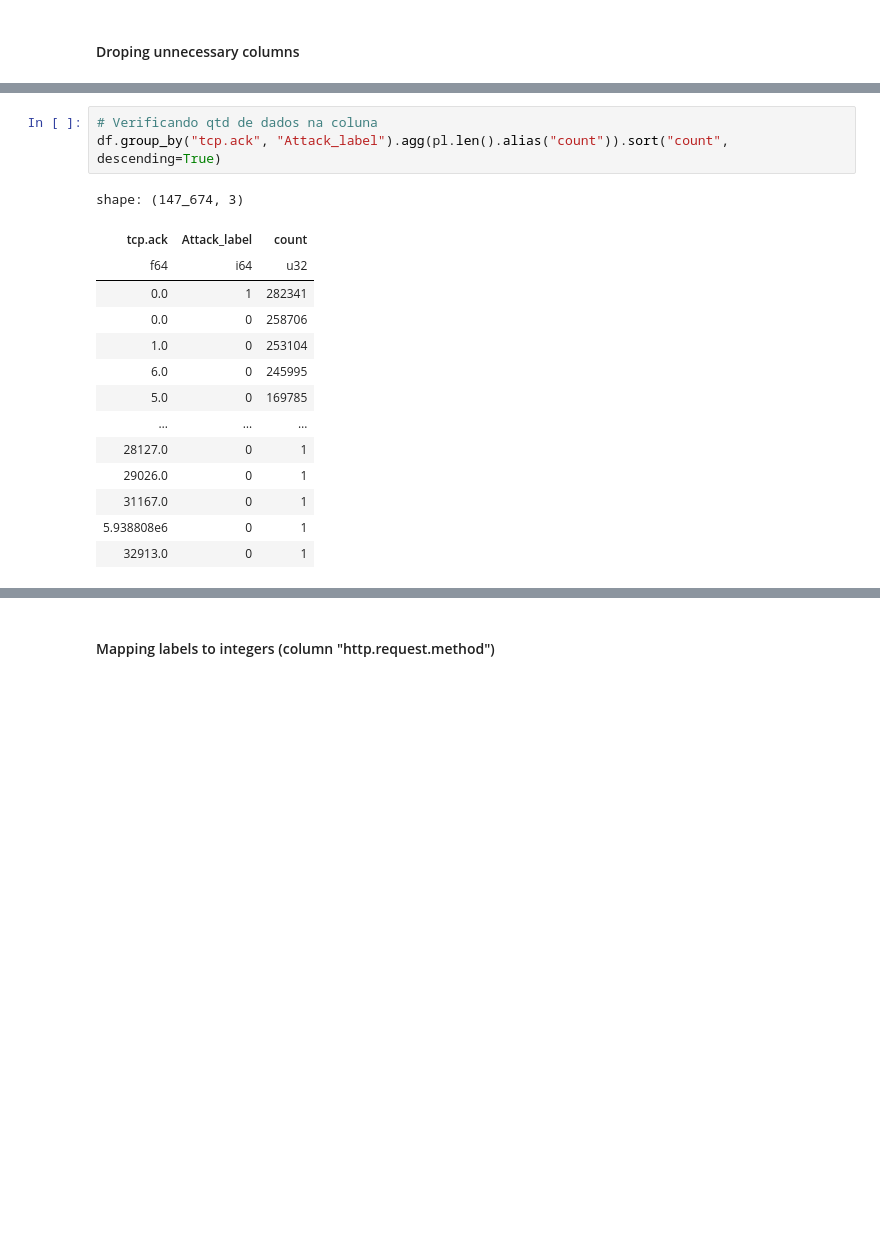
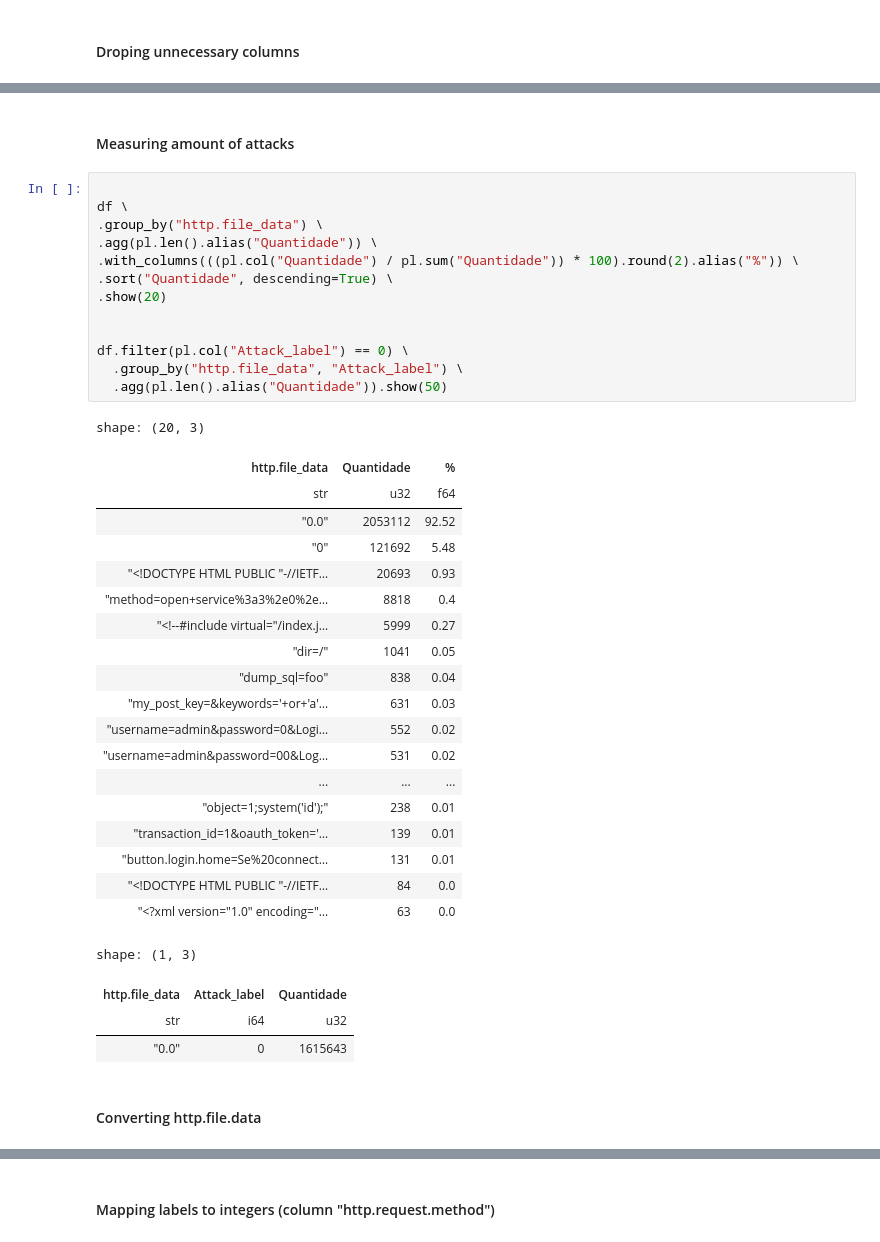
Before and after one commit to Raykartsch/cybersecurity-uerj-2026-1, a Jupyter notebook: final-project/xgboost_algorithm.ipynb, the cells around one changed output, grey strips where cells are left out. Saved outputs shown, nothing was run; the diff lists cells and outputs as text; blank space fills up the shorter version.

```diff
--- a/final-project/xgboost_algorithm.ipynb
+++ b/final-project/xgboost_algorithm.ipynb
@@ -85,18 +93,41 @@ shape: (20, 33)
-# %%
-# Verificando qtd de dados na coluna
-df.group_by("tcp.ack", "Attack_label").agg(pl.len().alias("count")).sort("count", descending=True)
-# %% [output]
-shape: (147_674, 3)
-| tcp.ack | Attack_label | count |
-| f64 | i64 | u32 |
-| 0.0 | 1 | 282341 |
-| 0.0 | 0 | 258706 |
-| 1.0 | 0 | 253104 |
-| 6.0 | 0 | 245995 |
-| 5.0 | 0 | 169785 |
-| … | … | … |
-| 28127.0 | 0 | 1 |
-| 29026.0 | 0 | 1 |
-| 31167.0 | 0 | 1 |
-| 5.938808e6 | 0 | 1 |
-| 32913.0 | 0 | 1 |
+# %% [markdown]
+#### Measuring amount of attacks
+# %%
+
+df \
+.group_by("http.file_data") \
+.agg(pl.len().alias("Quantidade")) \
+.with_columns(((pl.col("Quantidade") / pl.sum("Quantidade")) * 100).round(2).alias("%")) \
+.sort("Quantidade", descending=True) \
+.show(20)
+
+
+df.filter(pl.col("Attack_label") == 0) \
+  .group_by("http.file_data", "Attack_label") \
+  .agg(pl.len().alias("Quantidade")).show(50)
+# %% [output]
+shape: (20, 3)
+| http.file_data | Quantidade | % |
+| str | u32 | f64 |
+| "0.0" | 2053112 | 92.52 |
+| "0" | 121692 | 5.48 |
+| "<!DOCTYPE HTML PUBLIC "-//IETF… | 20693 | 0.93 |
+| "method=open+service%3a3%2e0%2e… | 8818 | 0.4 |
+| "<!--#include virtual="/index.j… | 5999 | 0.27 |
+| "dir=/" | 1041 | 0.05 |
+| "dump_sql=foo" | 838 | 0.04 |
+| "my_post_key=&keywords='+or+'a'… | 631 | 0.03 |
+| "username=admin&password=0&Logi… | 552 | 0.02 |
+| "username=admin&password=00&Log… | 531 | 0.02 |
+| ... | ... | ... |
+| "object=1;system('id');" | 238 | 0.01 |
+| "transaction_id=1&oauth_token='… | 139 | 0.01 |
+| "button.login.home=Se%20connect… | 131 | 0.01 |
+| "<!DOCTYPE HTML PUBLIC "-//IETF… | 84 | 0.0 |
+| "<?xml version="1.0" encoding="… | 63 | 0.0 |
+shape: (1, 3)
+| http.file_data | Attack_label | Quantidade |
+| str | i64 | u32 |
+| "0.0" | 0 | 1615643 |
+# %% [markdown]
+#### Converting http.file.data
```
Also changed, not shown: parts of 39 cells of this notebook.
